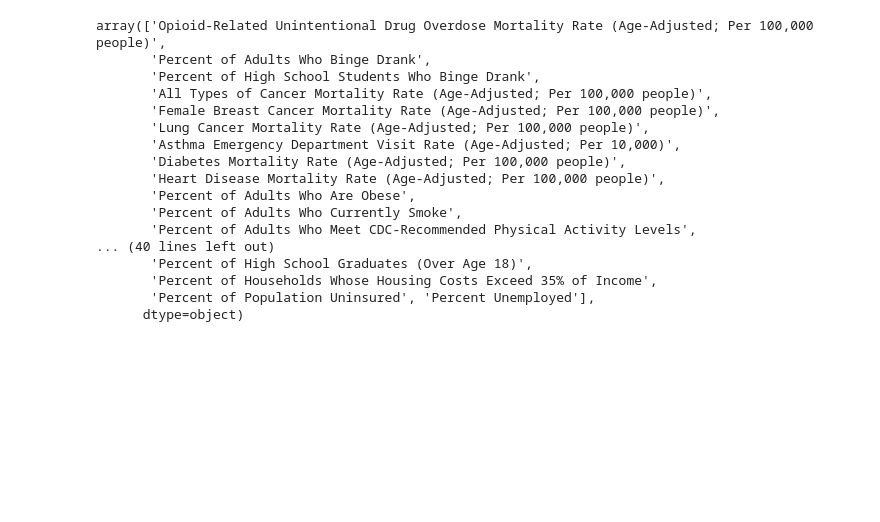
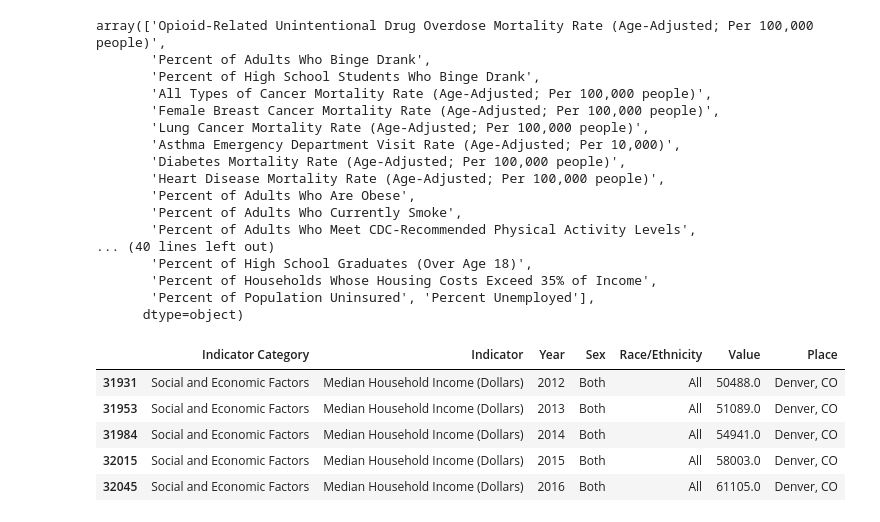
Before and after one commit to lfko/ut-health-project, a Jupyter notebook: src/ut_part1_bchi.ipynb, the cells around one changed output. Drawn from its saved outputs; the diff is of its cells as text; code cells hidden in the pictures; blank space fills up the shorter version.

```diff
--- a/src/ut_part1_bchi.ipynb
+++ b/src/ut_part1_bchi.ipynb
@@ -56,8 +56,8 @@ print(years, places)
 The problem is, that not for every year there is data available for every city, so now let's find those combinations of city/year, where both are found
 # %%
 cities_grouped_per_rows = bchi_df.groupby('Place').Year.count().reset_index(name = 'count').sort_values(['count'], ascending = False)
-print(cities_grouped_per_rows[0:5])
-top5_cities = cities_grouped_per_rows[0:5].Place
+print(cities_grouped_per_rows[0:6])
+top5_cities = cities_grouped_per_rows[0:6].Place
 # %% [output]
 Place  count
 25          San Diego County, CA   1913
@@ -183,3 +184,12 @@ array(['Opioid-Related Unintentional Drug Overdose Mortality Rate (Age-Adjusted;
        'Percent of Households Whose Housing Costs Exceed 35% of Income',
        'Percent of Population Uninsured', 'Percent Unemployed'],
       dtype=object)
+# %%
+bchi_df_filtered[(bchi_df_filtered.Indicator == ('Median Household Income (Dollars)')) & (bchi_df_filtered.Place == 'Denver, CO')]
+# %% [output]
+|  | Indicator Category | Indicator | Year | Sex | Race/Ethnicity | Value | Place |
+| 31931 | Social and Economic Factors | Median Household Income (Dollars) | 2012 | Both | All | 50488.0 | Denver, CO |
+| 31953 | Social and Economic Factors | Median Household Income (Dollars) | 2013 | Both | All | 51089.0 | Denver, CO |
+| 31984 | Social and Economic Factors | Median Household Income (Dollars) | 2014 | Both | All | 54941.0 | Denver, CO |
+| 32015 | Social and Economic Factors | Median Household Income (Dollars) | 2015 | Both | All | 58003.0 | Denver, CO |
+| 32045 | Social and Economic Factors | Median Household Income (Dollars) | 2016 | Both | All | 61105.0 | Denver, CO |
```
Also changed, not shown: parts of 5 cells of this notebook, 2 other files.
